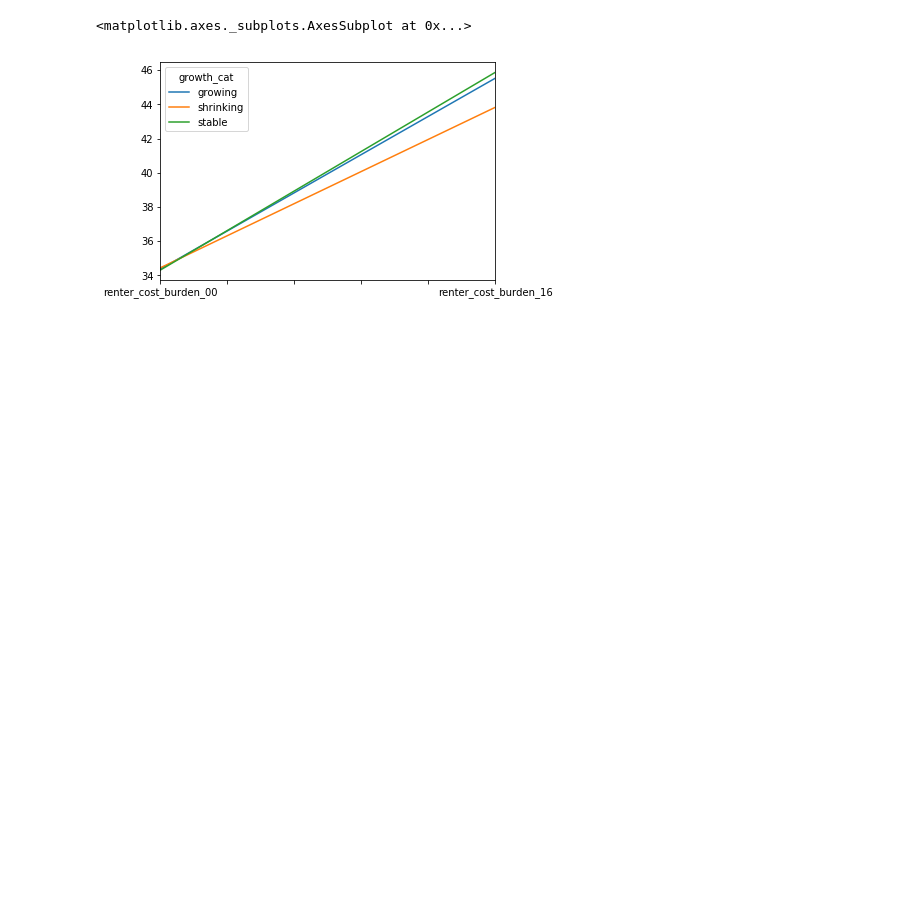
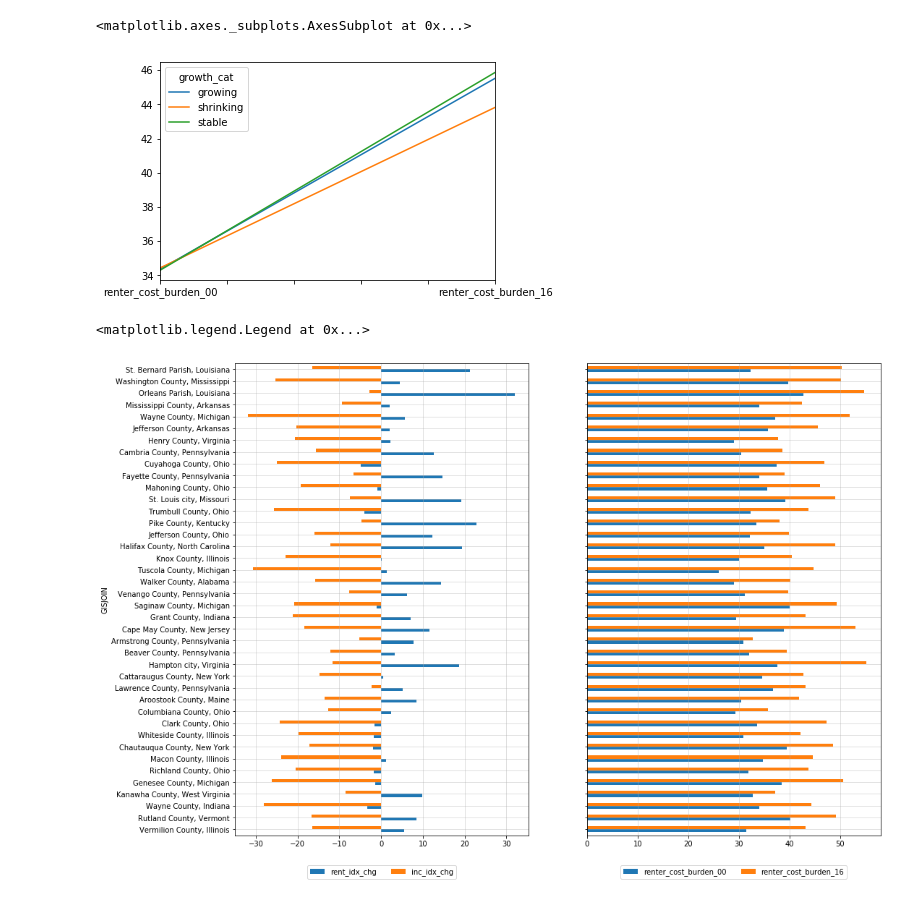
Before and after one commit to ecseymour/cost_burden, a Jupyter notebook: notebooks/county_cost_burden_scratch.ipynb, the cells around one changed output. Drawn from its saved outputs; the diff is of its cells as text; code cells hidden in the pictures; blank space fills up the shorter version.

```diff
--- a/notebooks/county_cost_burden_scratch.ipynb
+++ b/notebooks/county_cost_burden_scratch.ipynb
@@ -203,3 +204,28 @@ grouped[cols].median().transpose().plot()
 # %% [output]
 <matplotlib.axes._subplots.AxesSubplot at 0x...>
 [figure]
+# %%
+# plot affordability gap for shrinking counties by descending amount of pop loss
+w = 16
+h = 12
+fig, ((ax1, ax2)) = plt.subplots(nrows=1, ncols=2, sharey=True, figsize=(w,h))
+
+subset = df.loc[(df['ppctchg_0016']<-5)].sort_values('ppctchg_0016', ascending=True).head(40)
+subset = subset.iloc[::-1]
+
+cols = ['rent_idx_chg', 'inc_idx_chg']
+subset[cols].plot(kind='barh',ax=ax1)
+ax1.set_yticklabels(subset['COUNTY'] + ', ' + subset['STATE'])
+ax1.grid(zorder=0, alpha=0.5)
+
+cols = ['renter_cost_burden_00', 'renter_cost_burden_16']
+# cols = ['idx_gap']
+subset[cols].plot(kind='barh',ax=ax2)
+ax2.set_yticklabels(subset['COUNTY'] + ', ' + subset['STATE'])
+ax2.grid(zorder=0, alpha=0.5)
+
+ax1.legend(loc='lower center', bbox_to_anchor=(0.5, -0.1), ncol=2)
+ax2.legend(loc='lower center', bbox_to_anchor=(0.5, -0.1), ncol=2)
+# %% [output]
+<matplotlib.legend.Legend at 0x...>
+[figure, added]
```
Also changed, not shown: parts of 3 cells of this notebook, 1 other file.
